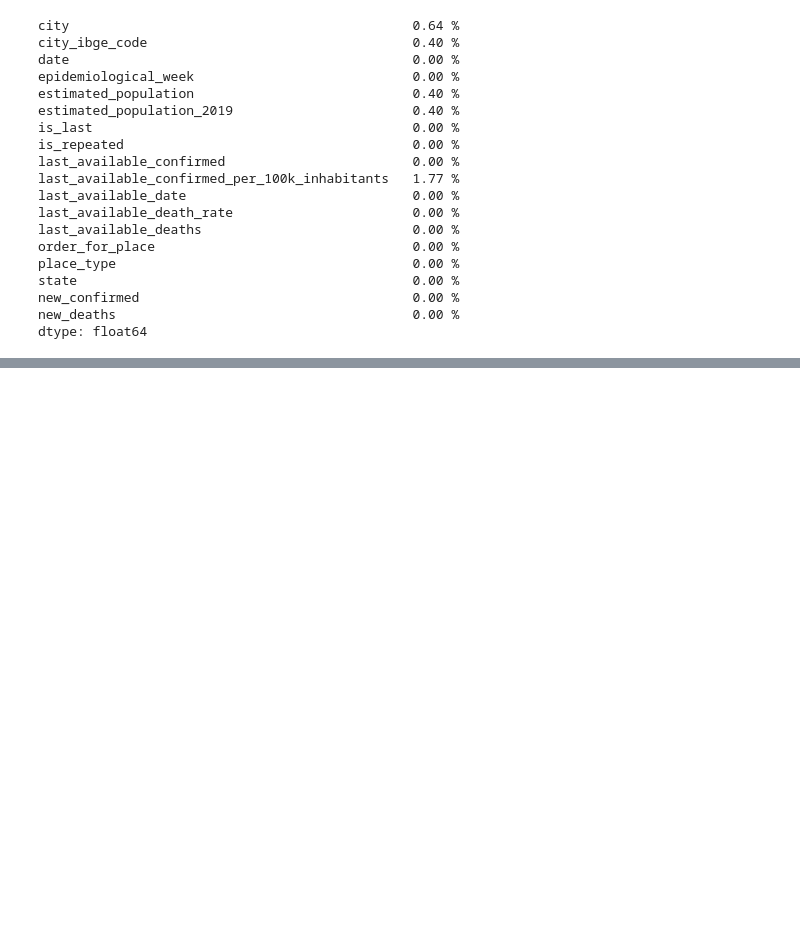
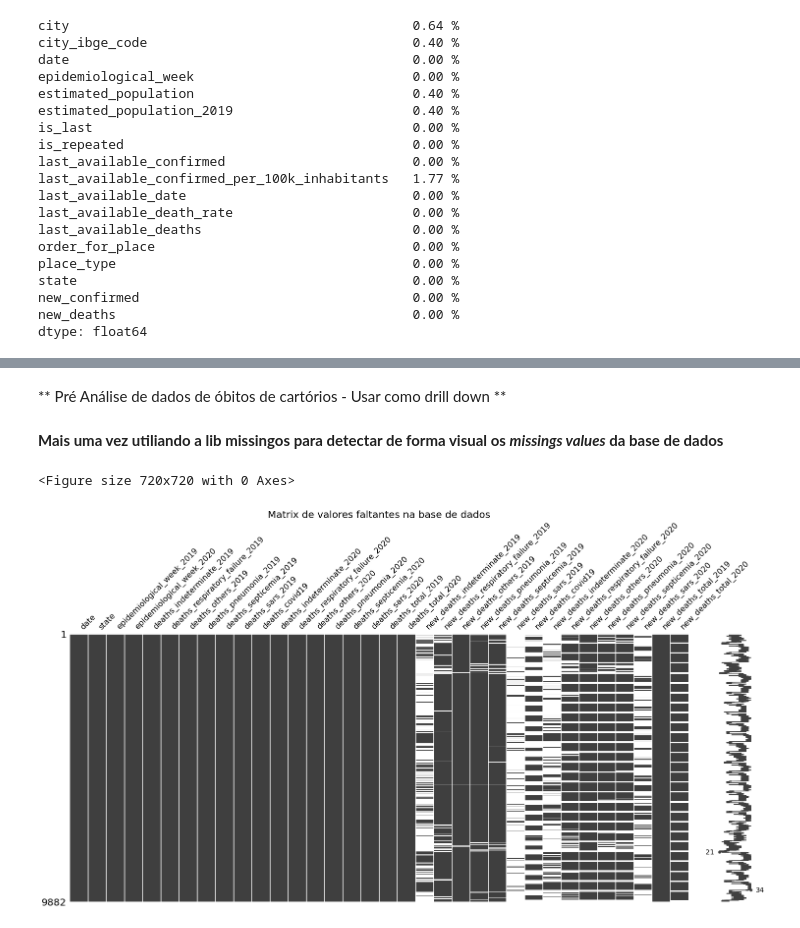
Before and after one commit to Patrikovik/Desafio_Covid19_Modulo_01, a Jupyter notebook: Covid_19_Number_of_Cases_and_deaths.ipynb, the cells around one changed output, grey strips where cells are left out. Drawn from its saved outputs; the diff is of its cells as text; code cells hidden in the pictures; blank space fills up the shorter version.

```diff
--- a/Covid_19_Number_of_Cases_and_deaths.ipynb
+++ b/Covid_19_Number_of_Cases_and_deaths.ipynb
@@ -308,0 +473,14 @@ Podemos concluir que não existe um padrão nos *missings* da taxa por cem mil h
+# %% [markdown]
+** Pré Análise de dados de óbitos de cartórios - Usar como drill down **
+# %%
+cartoriosObitos = pd.read_csv('obito_cartorio.csv.gz', compression = 'gzip')
+# %% [markdown]
+**Mais uma vez utiliando a lib missingos para detectar de forma visual os *missings values* da base de dados**
+# %%
+plt.figure(figsize=(10,10))
+msno.matrix(cartoriosObitos)
+plt.title('Matrix de valores faltantes na base de dados',fontsize=20)
+plt.show()
+# %% [output]
+<Figure size 720x720 with 0 Axes>
+[figure, added]
```
Also changed, not shown: parts of 74 cells of this notebook.
